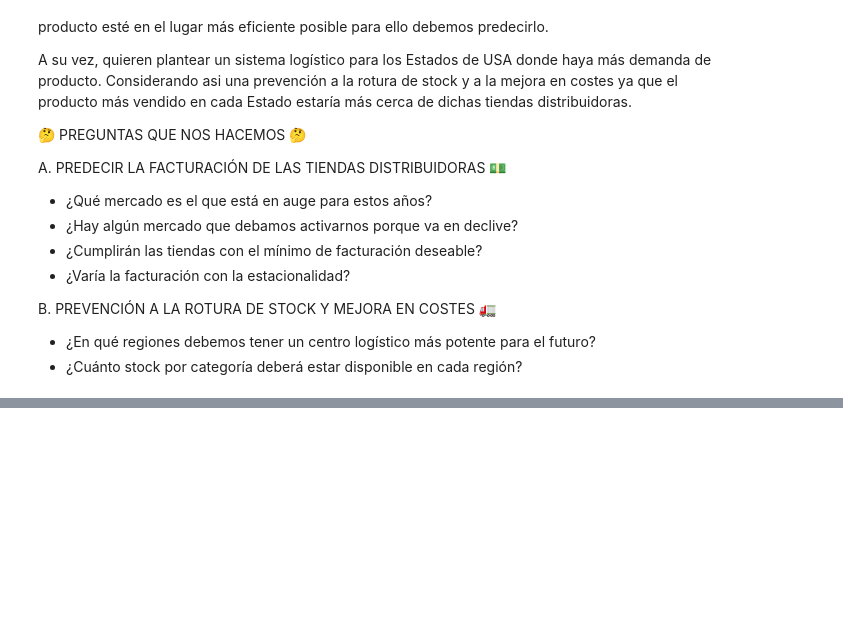
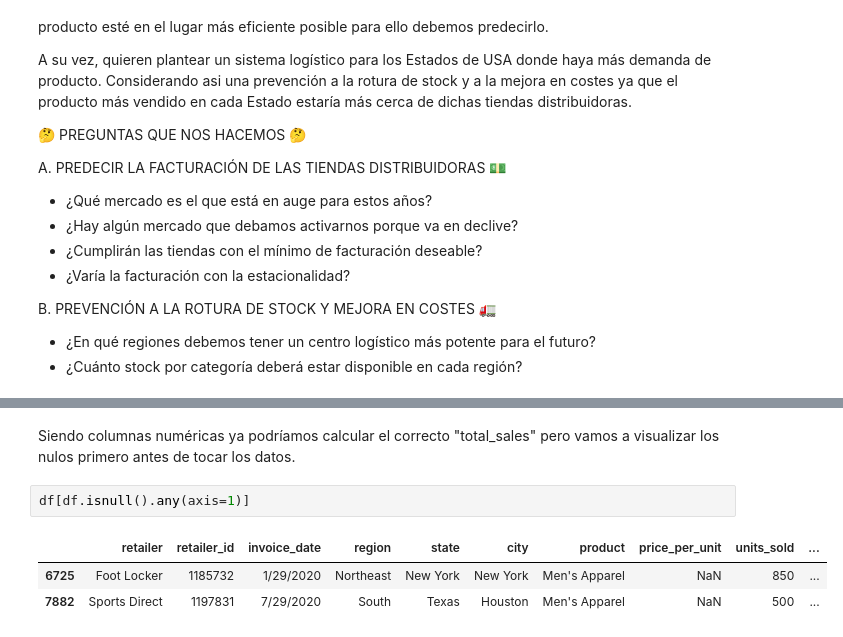
Before and after one commit to antonio-herrera-gb/ML_Adidas-Forecast, a Jupyter notebook: src/results_notebook/final_notebook.ipynb, the cells around one changed output, grey strips where cells are left out. Drawn from its saved outputs; the diff is of its cells as text; blank space fills up the shorter version.

```diff
--- a/src/results_notebook/final_notebook.ipynb
+++ b/src/results_notebook/final_notebook.ipynb
@@ -37,0 +139,8 @@ B. PREVENCIÓN A LA ROTURA DE STOCK Y MEJORA EN COSTES 🚛
+# %% [markdown]
+Siendo columnas numéricas ya podríamos calcular el correcto "total_sales" pero vamos a visualizar los nulos primero antes de tocar los datos.
+# %%
+df[df.isnull().any(axis=1)]
+# %% [output]
+|  | retailer | retailer_id | invoice_date | region | state | city | product | price_per_unit | units_sold | ... |
+| 6725 | Foot Locker | 1185732 | 1/29/2020 | Northeast | New York | New York | Men's Apparel | NaN | 850 | ... |
+| 7882 | Sports Direct | 1197831 | 7/29/2020 | South | Texas | Houston | Men's Apparel | NaN | 500 | ... |
```
Also changed, not shown: parts of 47 cells of this notebook, 1 other file.
